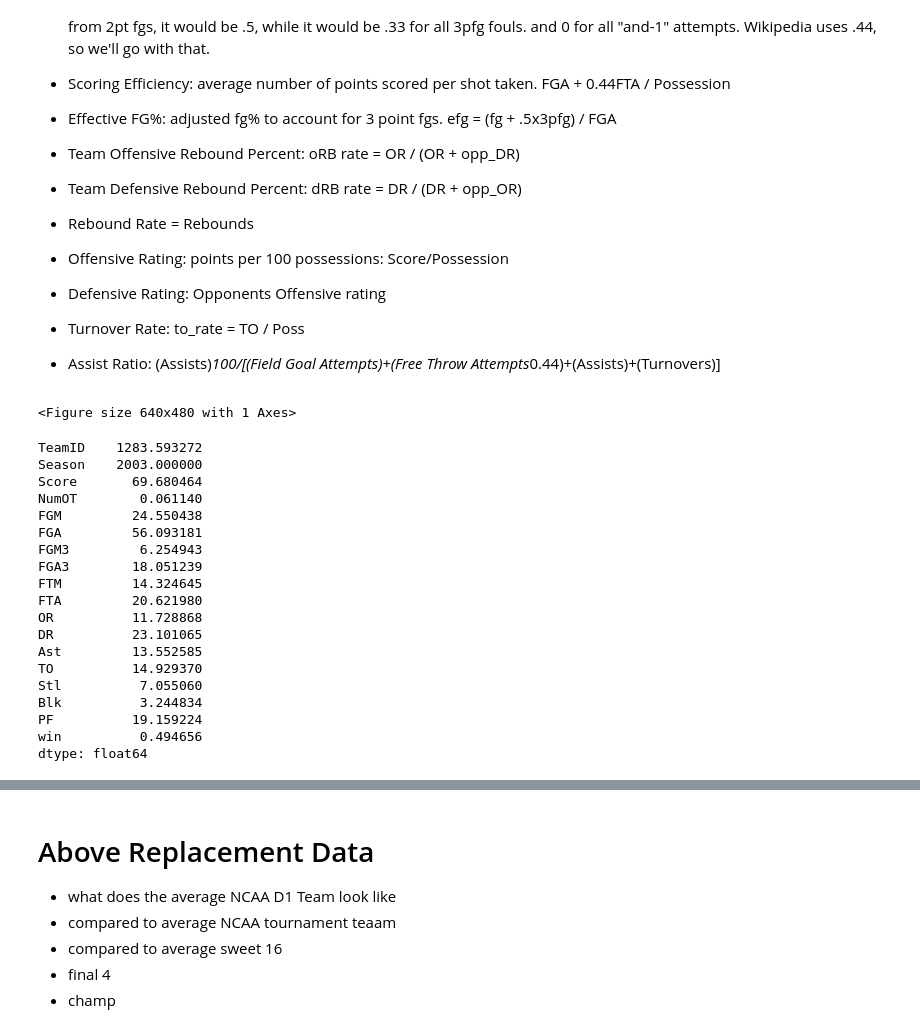
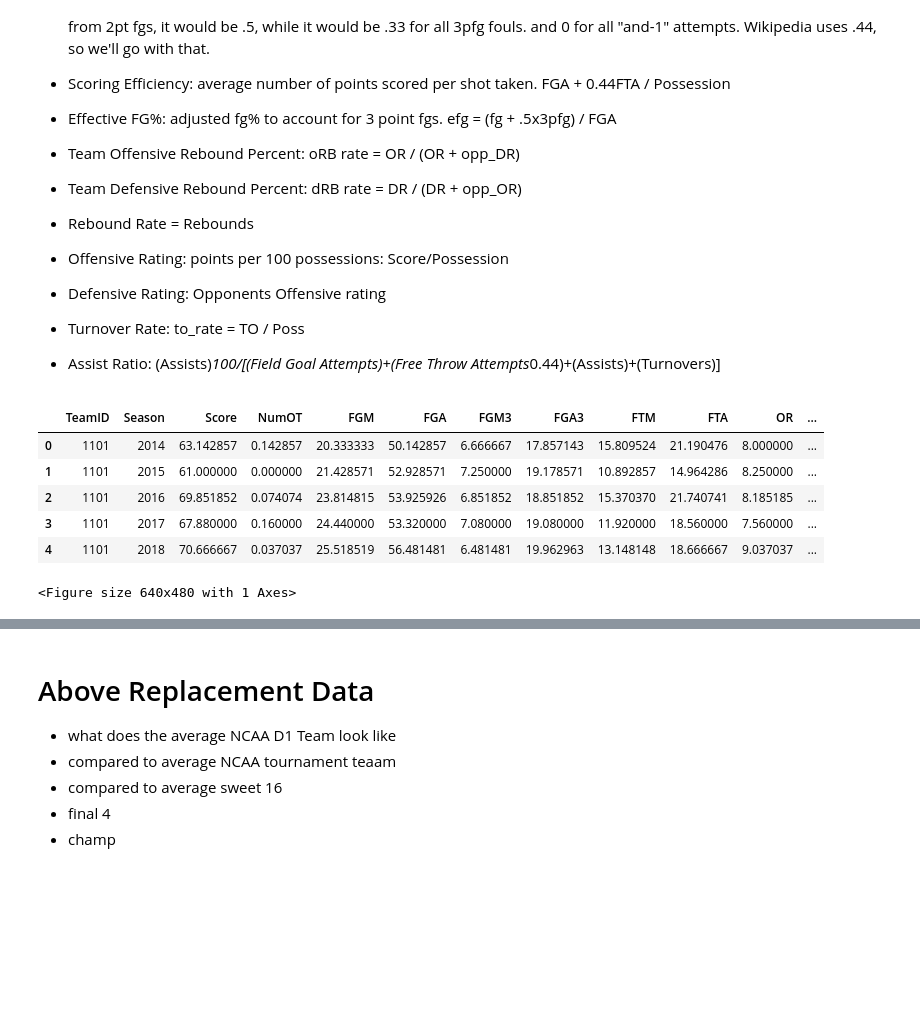
Before and after one commit to bktong/FlatIron-Project-5-March-Madness, a Jupyter notebook: Project 5 - March Madness Data Prep.ipynb, the cells around one changed output, grey strips where cells are left out. Drawn from its saved outputs; the diff is of its cells as text; code cells hidden in the pictures; blank space fills up the shorter version.

```diff
--- a/Project 5 - March Madness Data Prep.ipynb
+++ b/Project 5 - March Madness Data Prep.ipynb
@@ -30,12 +30,13 @@ carolinaBlue = 'deepskyblue'  # because d00k sucks
 
 folder = "2020DataFiles/2020-Mens-Data/MDataFiles_Stage1/"
 
-DetailedResults = pd.read_csv(folder + "MNCAATourneyDetailedResults.csv")
+TourneySeason = pd.read_csv(folder + "MNCAATourneyDetailedResults.csv")
+RegSeason = pd.read_csv(folder + "MRegularSeasonDetailedResults.csv")
+
 teams = pd.read_csv(folder + "MTeams.csv")
 historical_seeds = pd.read_csv(folder + "MNCAATourneySeeds.csv")
 program_success = pd.read_csv("CreatedData/TourneyHistory.csv")
 rounds = pd.read_csv(folder + "MNCAATourneySeedRoundSlots.csv")
-RegSeason = pd.read_csv(folder + "MRegularSeasonDetailedResults.csv")
 tourney_teams = pd.read_csv(folder + "MNCAATourneySeeds.csv")
 Results = pd.read_csv(folder + "MNCAATourneyCompactResults.csv")
 # %% [markdown]
@@ -81,13 +94,19 @@ Index(['Season', 'DayNum', 'WTeamID', 'WScore', 'LTeamID', 'LScore', 'WLoc',
+# %%
+# Since we want our tourney data as well for testing purposes adding a column to maintain separation of data.
+
+RegSeason['isTourney'] = 0
+TourneySeason['isTourney'] = 1
+df_all = RegSeason.append(TourneySeason, sort=False)
 # %%
 # Since each line is essentially two separate teams stats, we need to seperate the df into a set of
 # only winners and only losers and then rename the columns so we can merge them all back in.
 # we add the win column to denote that statbox won the game or not.
 
-winners = RegSeason.drop(['DayNum', 'LTeamID', 'LScore', 'WLoc','LFGM',
+winners = df_all.drop(['DayNum', 'LTeamID', 'LScore', 'WLoc','LFGM',
                           'LFGA', 'LFGM3', 'LFGA3','LFTM', 'LFTA', 'LOR', 'LDR',
                           'LAst', 'LTO', 'LStl', 'LBlk', 'LPF'], axis=1)
 winners['win'] = 1
-losers = RegSeason.drop(['DayNum', 'WTeamID', 'WScore', 'WLoc',
+losers = df_all.drop(['DayNum', 'WTeamID', 'WScore', 'WLoc',
                           'WFGM', 'WFGA', 'WFGM3', 'WFGA3', 'WFTM', 'WFTA', 'WOR', 'WDR',
                           'WAst', 'WTO', 'WStl', 'WBlk', 'WPF'], axis=1)
 losers['win'] = 0
@@ -116,7 +135,7 @@ for factor in features_list:
 # %%
 # merge winners and losers keeping all season stats,  and then create a new index so we use it as a DF later.
 
-RegSeason_all = winners.append(losers, sort=False)
+df_all = winners.append(losers, sort=False)
 # %%
 # I need to index on something so created my own so I can some manipulation later.
 
@@ -167,7 +186,15 @@ Efficiency Metrics - all are Teaam-Based, and not individual player centric.
 # %%
 # merge winners and losers and get their means
 
 RegSeason_means = winners.append(losers, sort=False).groupby(['TeamID','Season']).mean().reset_index()
+RegSeason_means.head()
+# %% [output]
+|  | TeamID | Season | Score | NumOT | FGM | FGA | FGM3 | FGA3 | FTM | FTA | OR | ... |
+| 0 | 1101 | 2014 | 63.142857 | 0.142857 | 20.333333 | 50.142857 | 6.666667 | 17.857143 | 15.809524 | 21.190476 | 8.000000 | ... |
+| 1 | 1101 | 2015 | 61.000000 | 0.000000 | 21.428571 | 52.928571 | 7.250000 | 19.178571 | 10.892857 | 14.964286 | 8.250000 | ... |
+| 2 | 1101 | 2016 | 69.851852 | 0.074074 | 23.814815 | 53.925926 | 6.851852 | 18.851852 | 15.370370 | 21.740741 | 8.185185 | ... |
+| 3 | 1101 | 2017 | 67.880000 | 0.160000 | 24.440000 | 53.320000 | 7.080000 | 19.080000 | 11.920000 | 18.560000 | 7.560000 | ... |
+| 4 | 1101 | 2018 | 70.666667 | 0.037037 | 25.518519 | 56.481481 | 6.481481 | 19.962963 | 13.148148 | 18.666667 | 9.037037 | ... |
 # %%
 # Visualizing the data to make sure things look legit.
 
@@ -180,27 +207,3 @@ plt.ylabel('Count of Win %')
 plt.show()
 # %% [output]
 <Figure size 640x480 with 1 Axes>
-# %%
-# Example: lets take a look at the 2003 season
-mean2003 = RegSeason_means[RegSeason_means['Season']==2003]
-mean2003.mean()
-# %% [output]
-TeamID    1283.593272
-Season    2003.000000
-Score       69.680464
-NumOT        0.061140
-FGM         24.550438
-FGA         56.093181
-FGM3         6.254943
-FGA3        18.051239
-FTM         14.324645
-FTA         20.621980
-OR          11.728868
-DR          23.101065
-Ast         13.552585
-TO          14.929370
-Stl          7.055060
-Blk          3.244834
-PF          19.159224
-win          0.494656
-dtype: float64
```
Also changed, not shown: parts of 25 cells of this notebook, 4 other files.
